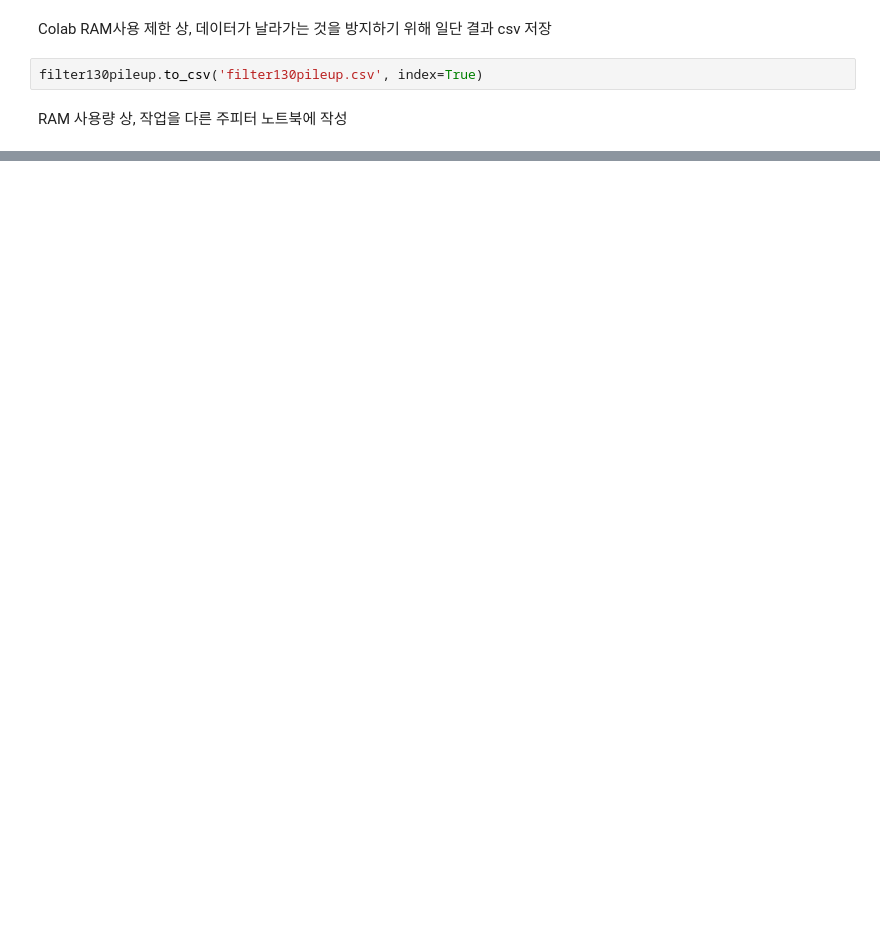
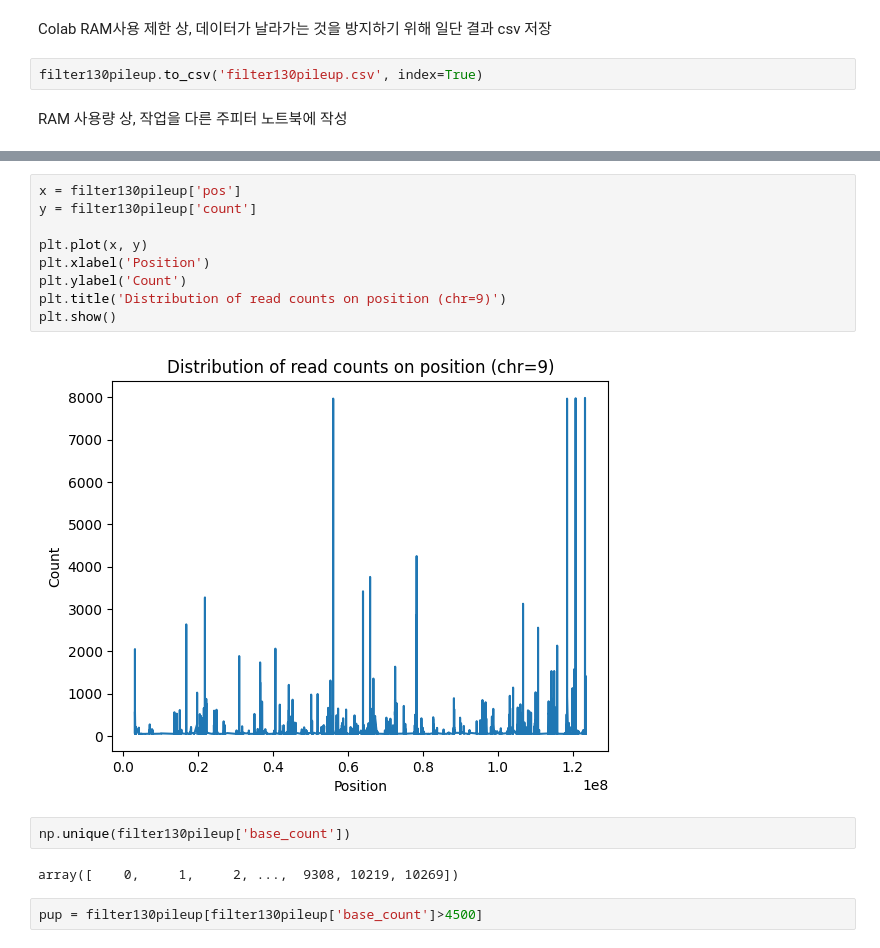
Before and after one commit to WoobeenJeong/miRNA_motif_finding, a Jupyter notebook: Project_001.ipynb, the cells around one changed output, grey strips where cells are left out. Cells and saved outputs as stored; diff of their text form; blank space fills up the shorter version.

```diff
--- a/Project_001.ipynb
+++ b/Project_001.ipynb
@@ -232,0 +213,17 @@ RAM 사용량 상, 작업을 다른 주피터 노트북에 작성
+# %%
+x = filter130pileup['pos']
+y = filter130pileup['count']
+
+plt.plot(x, y)
+plt.xlabel('Position')
+plt.ylabel('Count')
+plt.title('Distribution of read counts on position (chr=9)')
+plt.show()
+# %% [output]
+[figure, added]
+# %%
+np.unique(filter130pileup['base_count'])
+# %% [output]
+array([    0,     1,     2, ...,  9308, 10219, 10269])
+# %%
+pup = filter130pileup[filter130pileup['base_count']>4500]
```
Also changed, not shown: parts of 19 cells of this notebook.
